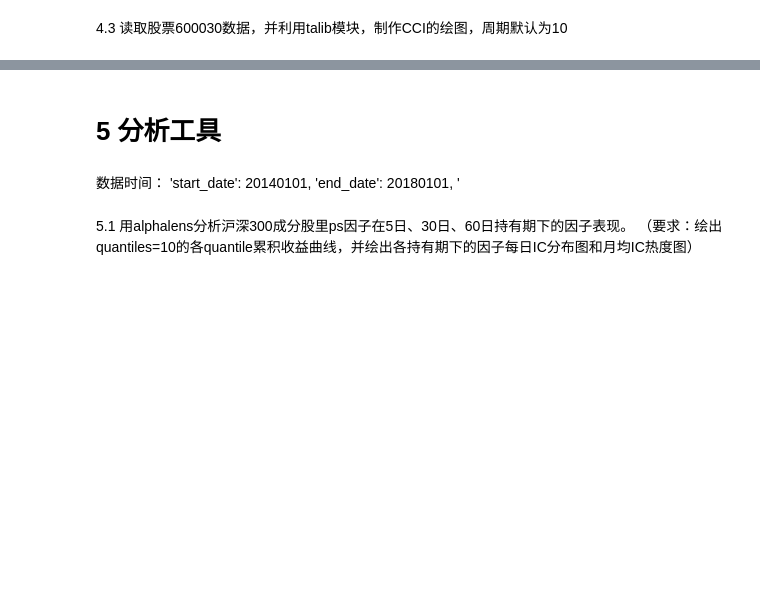
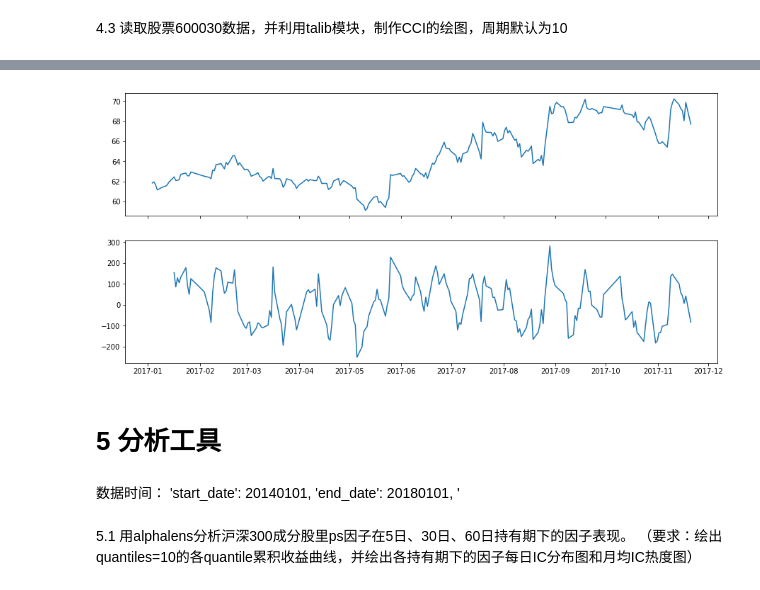
Before and after one commit to pengyaheng/-, a Jupyter notebook: 0f0基础1-5网课作业.ipynb, the cells around one changed output, grey strips where cells are left out. Cells and saved outputs as stored; diff of their text form; code cells hidden in the pictures; blank space fills up the shorter version.

```diff
--- a/0f0基础1-5网课作业.ipynb
+++ b/0f0基础1-5网课作业.ipynb
@@ -138,3 +185,13 @@ stock2  0.000245  0.000599
+# %%
+import talib as ta
+data = pd.read_excel('sz50.xlsx', sheetname='600030.XSHG', index_col='datetime')
+atr = ta.CCI(data.high.values, data.low.values, data.close.values, 10)
+fig, (ax, ax1) = plt.subplots(2, 1, sharex=True, figsize=(15,7))
+ax.plot(data.close)
+ax1.plot(pd.Series(atr, index=data.index))
+plt.show()
+# %% [output]
+[figure, added]
 # %% [markdown]
 # 5 分析工具
 # %% [markdown]
```
Also changed, not shown: parts of 57 cells of this notebook.
